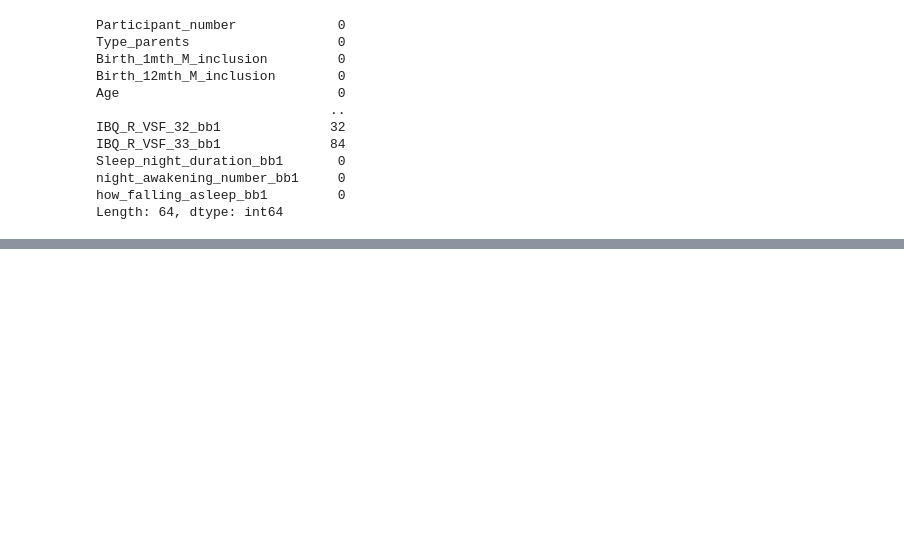
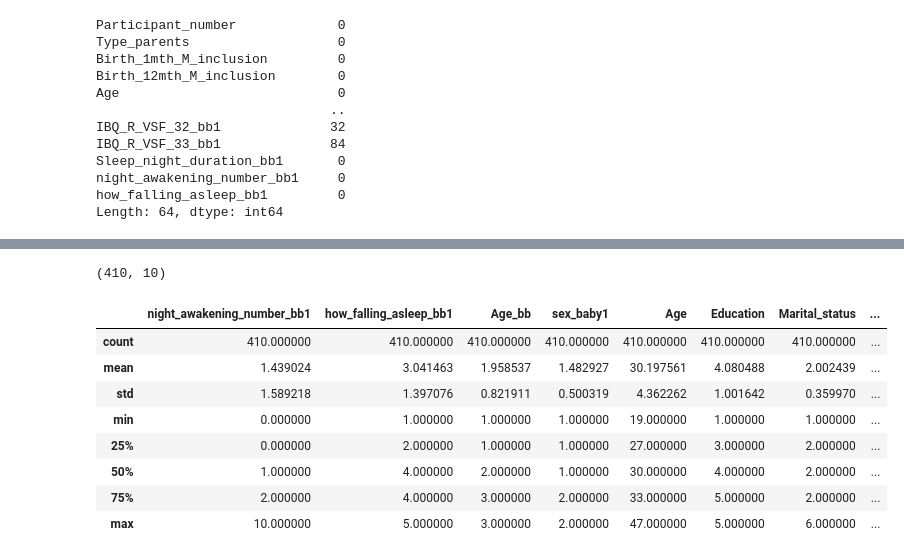
Before and after one commit to atanasovnikolay/AI_ML_DataScience, a Jupyter notebook: Data_Science_project.ipynb, the cells around one changed output, grey strips where cells are left out. Drawn from its saved outputs; the diff is of its cells as text; code cells hidden in the pictures; blank space fills up the shorter version.

Commit message:
Data cleaning and selecting the useful columns

```diff
--- a/Data_Science_project.ipynb
+++ b/Data_Science_project.ipynb
@@ -194,0 +219,15 @@ dtype: int64
+# %%
+selected_columns = [
+    'Sleep_night_duration_bb1',
+    'night_awakening_number_bb1',
+    'how_falling_asleep_bb1',
+    'Age_bb',
+    'sex_baby1',
+    'Age',
+    'Education',
+    'Marital_status',
+    'Gestationnal_age',
+    'Type_pregnancy'
+]
+
+sleep_selected = sleep_df[selected_columns]
@@ -194,0 +243,16 @@ dtype: int64
+# %%
+sleep_selected.shape
+# %% [output]
+(410, 10)
+# %%
+sleep_selected.describe()
+# %% [output]
+|  | night_awakening_number_bb1 | how_falling_asleep_bb1 | Age_bb | sex_baby1 | Age | Education | Marital_status | ... |
+| count | 410.000000 | 410.000000 | 410.000000 | 410.000000 | 410.000000 | 410.000000 | 410.000000 | ... |
+| mean | 1.439024 | 3.041463 | 1.958537 | 1.482927 | 30.197561 | 4.080488 | 2.002439 | ... |
+| std | 1.589218 | 1.397076 | 0.821911 | 0.500319 | 4.362262 | 1.001642 | 0.359970 | ... |
+| min | 0.000000 | 1.000000 | 1.000000 | 1.000000 | 19.000000 | 1.000000 | 1.000000 | ... |
+| 25% | 0.000000 | 2.000000 | 1.000000 | 1.000000 | 27.000000 | 3.000000 | 2.000000 | ... |
+| 50% | 1.000000 | 4.000000 | 2.000000 | 1.000000 | 30.000000 | 4.000000 | 2.000000 | ... |
+| 75% | 2.000000 | 4.000000 | 3.000000 | 2.000000 | 33.000000 | 5.000000 | 2.000000 | ... |
+| max | 10.000000 | 5.000000 | 3.000000 | 2.000000 | 47.000000 | 5.000000 | 6.000000 | ... |
```
Also changed, not shown: parts of 18 cells of this notebook.
